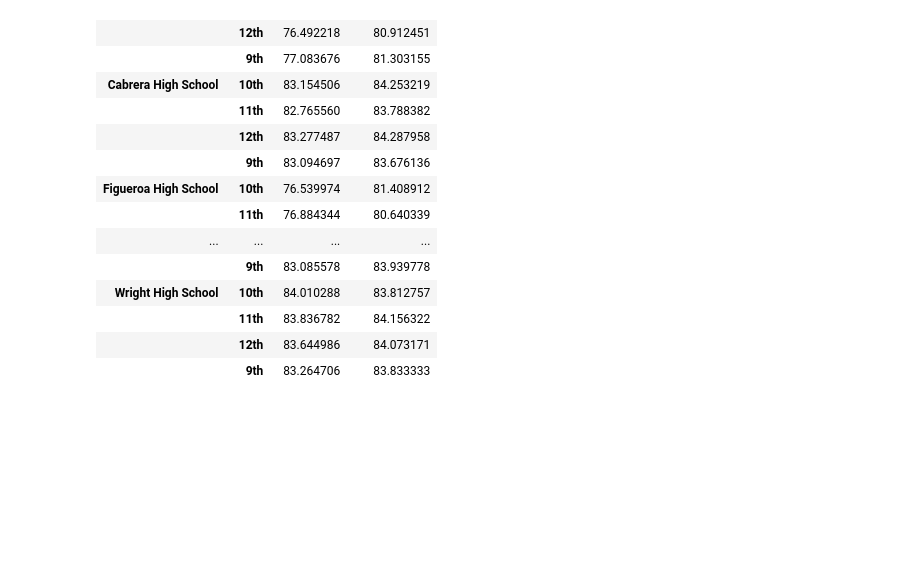
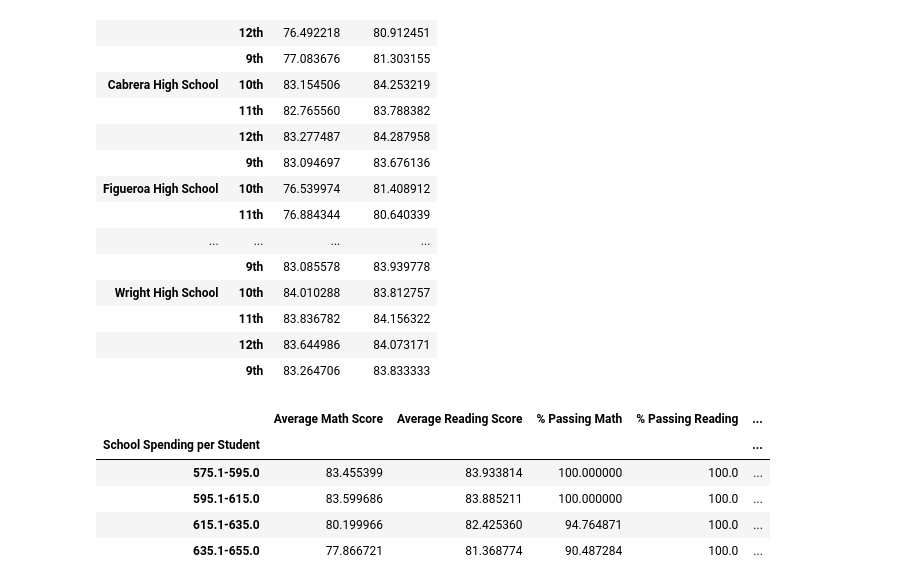
Before and after one commit to JonathanAntia/pandas-challenge, a Jupyter notebook: PyCitySchools/PyCitySchools.ipynb, the cells around one changed output. Drawn from its saved outputs; the diff is of its cells as text; code cells hidden in the pictures; blank space fills up the shorter version.

Commit message:
added tables of scores vs spending and size

```diff
--- a/PyCitySchools/PyCitySchools.ipynb
+++ b/PyCitySchools/PyCitySchools.ipynb
@@ -96,7 +100,7 @@ passing_reading_per_school = grouped_df['passing reading'].sum()
 pct_passing_reading_per_school = passing_reading_per_school*100/total_students_per_school
 # %%
 # calculate the overall percentage of students that passed both math and reading per school
-passing_math_and_reading_per_school = grouped_df['passing math and reading'].sum()
+passing_math_and_reading_per_school = grouped_schools['passing math and reading'].sum()
 pct_passing_math_and_reading_per_school = passing_math_and_reading_per_school*100/total_students_per_school
 # %%
 # create an overview table summarizing key metrics for each school
@@ -180,3 +184,25 @@ schools_by_grade_df[['math_score','reading_score']].mean()
 |  | 11th | 83.836782 | 84.156322 |
 |  | 12th | 83.644986 | 84.073171 |
 |  | 9th | 83.264706 | 83.833333 |
+# %%
+# create cut-off to classify school by budget per student
+bins_spending = [575,595,615,635,655]
+spending_groups = ['575.1-595.0','595.1-615.0','615.1-635.0','635.1-655.0']
+# %%
+# create a table that breaks down school performance based on school spending per student
+school_summary['School Spending per Student'] = pd.cut(school_summary['Per Student Budget'],
+                                                    bins_spending, labels = spending_groups)
+# %%
+# include only avg math score, avg reading score,% passing math, % passing reading,% overall passing
+scores_by_school_spending = school_summary.iloc[:,5:]
+# %%
+#group the table by school spending per student and calculate averages
+grouped_by_spending = scores_by_school_spending.groupby(['School Spending per Student'])
+grouped_by_spending.mean()
+# %% [output]
+|  | Average Math Score | Average Reading Score | % Passing Math | % Passing Reading | ... |
+| School Spending per Student |  |  |  |  | ... |
+| 575.1-595.0 | 83.455399 | 83.933814 | 100.000000 | 100.0 | ... |
+| 595.1-615.0 | 83.599686 | 83.885211 | 100.000000 | 100.0 | ... |
+| 615.1-635.0 | 80.199966 | 82.425360 | 94.764871 | 100.0 | ... |
+| 635.1-655.0 | 77.866721 | 81.368774 | 90.487284 | 100.0 | ... |
```
Also changed, not shown: parts of 21 cells of this notebook.
